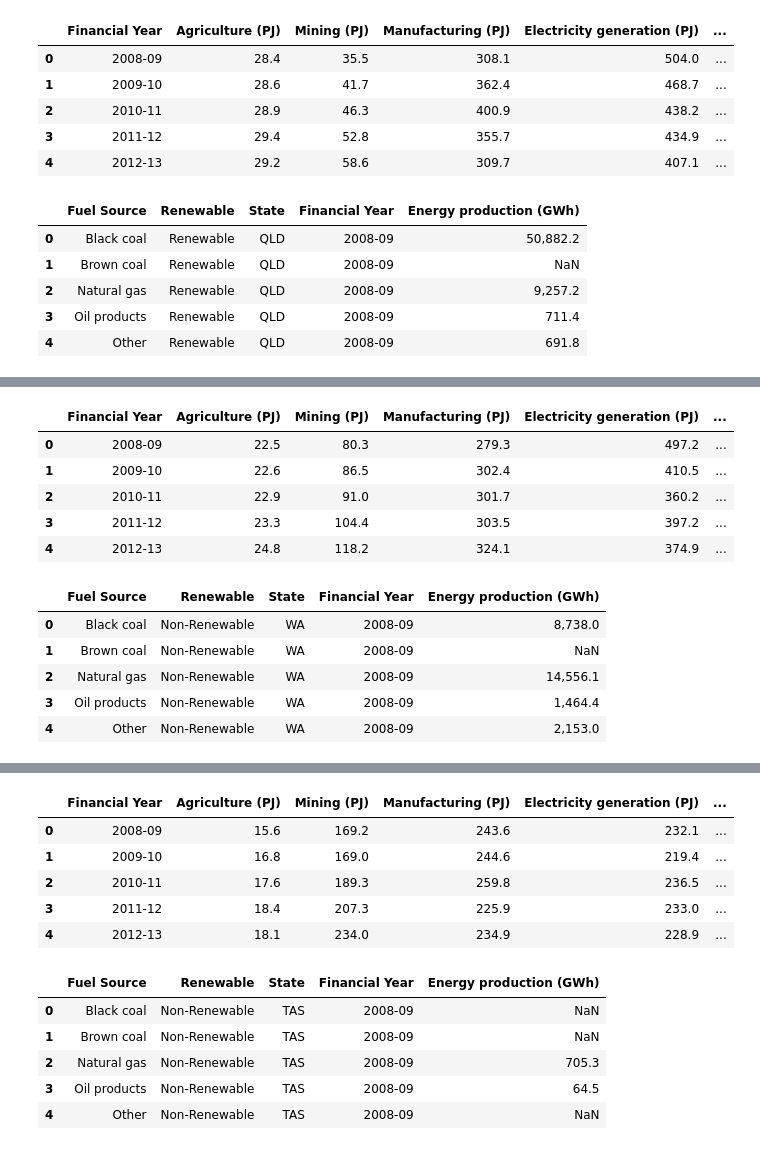
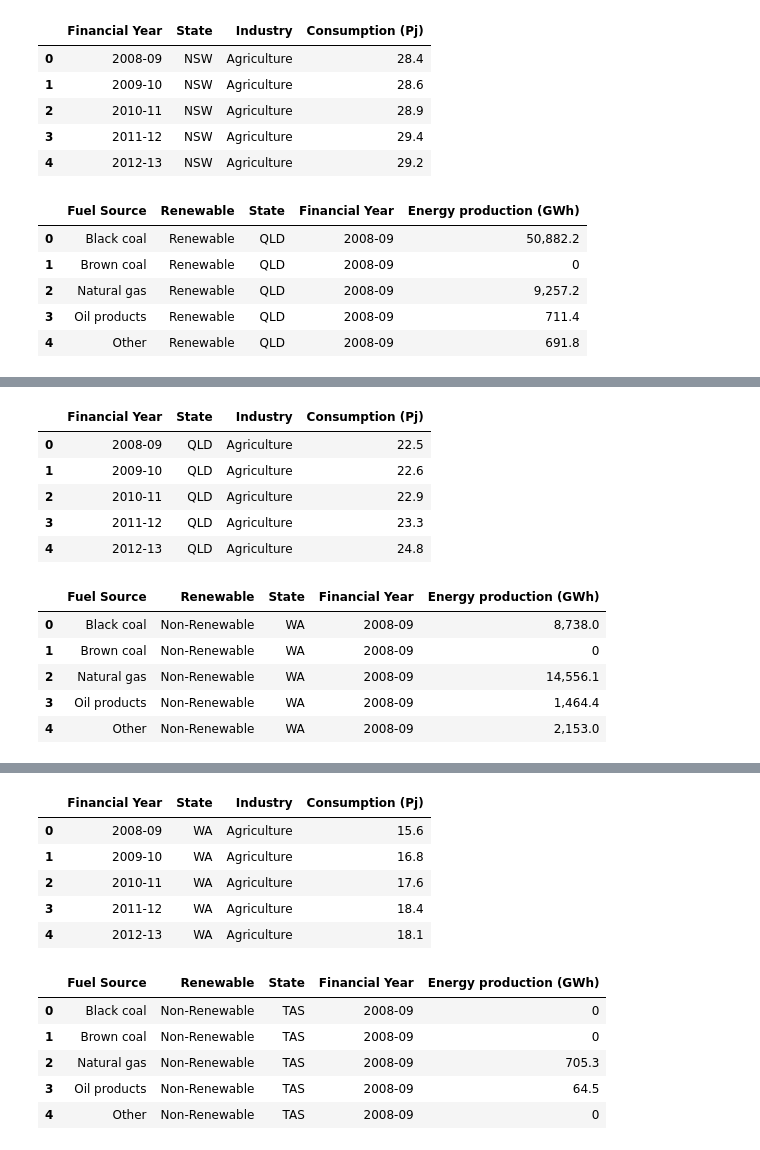
Before and after one commit to Lopokoiyit/PROJECT2-, a Jupyter notebook: data/data_cleaning.ipynb, the cells around one changed output, grey strips where cells are left out. Saved outputs shown, nothing was run; the diff lists cells and outputs as text; code cells hidden in the pictures.

```diff
--- a/data/data_cleaning.ipynb
+++ b/data/data_cleaning.ipynb
@@ -67,23 +85,26 @@ nsw_consumption_df.head()
 # %%
 nsw_industry_consumption_df = pd.read_csv("csv/nsw_industry_consumption.csv")
 nsw_industry_consumption_df["State"] = "NSW"
+nsw_industry_consumption_df = nsw_industry_consumption_df.melt(id_vars=["Financial Year", "State"], var_name="Industry", value_name="Consumption (Pj)")
 nsw_industry_consumption_df.head()
 # %% [output]
-|  | Financial Year | Agriculture (PJ) | Mining (PJ) | Manufacturing (PJ) | Electricity generation (PJ) | ... |
-| 0 | 2008-09 | 28.4 | 35.5 | 308.1 | 504.0 | ... |
-| 1 | 2009-10 | 28.6 | 41.7 | 362.4 | 468.7 | ... |
-| 2 | 2010-11 | 28.9 | 46.3 | 400.9 | 438.2 | ... |
-| 3 | 2011-12 | 29.4 | 52.8 | 355.7 | 434.9 | ... |
-| 4 | 2012-13 | 29.2 | 58.6 | 309.7 | 407.1 | ... |
+|  | Financial Year | State | Industry | Consumption (Pj) |
+| 0 | 2008-09 | NSW | Agriculture | 28.4 |
+| 1 | 2009-10 | NSW | Agriculture | 28.6 |
+| 2 | 2010-11 | NSW | Agriculture | 28.9 |
+| 3 | 2011-12 | NSW | Agriculture | 29.4 |
+| 4 | 2012-13 | NSW | Agriculture | 29.2 |
 # %%
 qld_production_df=pd.read_csv("csv/qld_production.csv")
 qld_production_df["State"] = "QLD"
 qld_production_df = qld_production_df.melt(id_vars=["Fuel Source", "Renewable", "State"], var_name ="Financial Year", value_name="Energy production (GWh)")
+qld_production_df["Energy production (GWh)"]=qld_production_df["Energy production (GWh)"].fillna(0)
+qld_production_df["Fuel Source"]=qld_production_df["Fuel Source"].str.strip()
 qld_production_df.head()
 # %% [output]
 |  | Fuel Source | Renewable | State | Financial Year | Energy production (GWh) |
 | 0 | Black coal | Renewable | QLD | 2008-09 | 50,882.2 |
-| 1 | Brown coal | Renewable | QLD | 2008-09 | NaN |
+| 1 | Brown coal | Renewable | QLD | 2008-09 | 0 |
 | 2 | Natural gas | Renewable | QLD | 2008-09 | 9,257.2 |
 | 3 | Oil products | Renewable | QLD | 2008-09 | 711.4 |
 | 4 | Other | Renewable | QLD | 2008-09 | 691.8 |
@@ -101,23 +122,26 @@ qld_consumption_df.head()
 # %%
 qld_industry_consumption_df = pd.read_csv("csv/qld_industry_consumption.csv")
 qld_industry_consumption_df["State"] = "QLD"
+qld_industry_consumption_df = qld_industry_consumption_df.melt(id_vars=["Financial Year", "State"], var_name="Industry", value_name="Consumption (Pj)")
 qld_industry_consumption_df.head()
 # %% [output]
-|  | Financial Year | Agriculture (PJ) | Mining (PJ) | Manufacturing (PJ) | Electricity generation (PJ) | ... |
-| 0 | 2008-09 | 22.5 | 80.3 | 279.3 | 497.2 | ... |
-| 1 | 2009-10 | 22.6 | 86.5 | 302.4 | 410.5 | ... |
-| 2 | 2010-11 | 22.9 | 91.0 | 301.7 | 360.2 | ... |
-| 3 | 2011-12 | 23.3 | 104.4 | 303.5 | 397.2 | ... |
-| 4 | 2012-13 | 24.8 | 118.2 | 324.1 | 374.9 | ... |
+|  | Financial Year | State | Industry | Consumption (Pj) |
+| 0 | 2008-09 | QLD | Agriculture | 22.5 |
+| 1 | 2009-10 | QLD | Agriculture | 22.6 |
+| 2 | 2010-11 | QLD | Agriculture | 22.9 |
+| 3 | 2011-12 | QLD | Agriculture | 23.3 |
+| 4 | 2012-13 | QLD | Agriculture | 24.8 |
 # %%
 wa_production_df=pd.read_csv("csv/wa_production.csv")
 wa_production_df["State"] = "WA"
 wa_production_df = wa_production_df.melt(id_vars=["Fuel Source", "Renewable", "State"], var_name ="Financial Year", value_name="Energy production (GWh)")
+wa_production_df["Energy production (GWh)"]=wa_production_df["Energy production (GWh)"].fillna(0)
+wa_production_df["Fuel Source"]=wa_production_df["Fuel Source"].str.strip()
 wa_production_df.head()
 # %% [output]
 |  | Fuel Source | Renewable | State | Financial Year | Energy production (GWh) |
 | 0 | Black coal | Non-Renewable | WA | 2008-09 | 8,738.0 |
-| 1 | Brown coal | Non-Renewable | WA | 2008-09 | NaN |
+| 1 | Brown coal | Non-Renewable | WA | 2008-09 | 0 |
 | 2 | Natural gas | Non-Renewable | WA | 2008-09 | 14,556.1 |
 | 3 | Oil products | Non-Renewable | WA | 2008-09 | 1,464.4 |
 | 4 | Other | Non-Renewable | WA | 2008-09 | 2,153.0 |
@@ -135,26 +159,29 @@ wa_consumption_df.head()
 # %%
 wa_industry_consumption_df = pd.read_csv("csv/wa_industry_consumption.csv")
 wa_industry_consumption_df["State"] = "WA"
+wa_industry_consumption_df = wa_industry_consumption_df.melt(id_vars=["Financial Year", "State"], var_name="Industry", value_name="Consumption (Pj)")
 wa_industry_consumption_df.head()
 # %% [output]
-|  | Financial Year | Agriculture (PJ) | Mining (PJ) | Manufacturing (PJ) | Electricity generation (PJ) | ... |
-| 0 | 2008-09 | 15.6 | 169.2 | 243.6 | 232.1 | ... |
-| 1 | 2009-10 | 16.8 | 169.0 | 244.6 | 219.4 | ... |
-| 2 | 2010-11 | 17.6 | 189.3 | 259.8 | 236.5 | ... |
-| 3 | 2011-12 | 18.4 | 207.3 | 225.9 | 233.0 | ... |
-| 4 | 2012-13 | 18.1 | 234.0 | 234.9 | 228.9 | ... |
+|  | Financial Year | State | Industry | Consumption (Pj) |
+| 0 | 2008-09 | WA | Agriculture | 15.6 |
+| 1 | 2009-10 | WA | Agriculture | 16.8 |
+| 2 | 2010-11 | WA | Agriculture | 17.6 |
+| 3 | 2011-12 | WA | Agriculture | 18.4 |
+| 4 | 2012-13 | WA | Agriculture | 18.1 |
 # %%
 tas_production_df=pd.read_csv("csv/tas_production.csv")
 tas_production_df["State"] = "TAS"
 tas_production_df = tas_production_df.melt(id_vars=["Fuel Source", "Renewable", "State"], var_name ="Financial Year", value_name="Energy production (GWh)")
+tas_production_df["Energy production (GWh)"]=tas_production_df["Energy production (GWh)"].fillna(0)
+tas_production_df["Fuel Source"]=tas_production_df["Fuel Source"].str.strip()
 tas_production_df.head()
 # %% [output]
 |  | Fuel Source | Renewable | State | Financial Year | Energy production (GWh) |
-| 0 | Black coal | Non-Renewable | TAS | 2008-09 | NaN |
-| 1 | Brown coal | Non-Renewable | TAS | 2008-09 | NaN |
+| 0 | Black coal | Non-Renewable | TAS | 2008-09 | 0 |
+| 1 | Brown coal | Non-Renewable | TAS | 2008-09 | 0 |
 | 2 | Natural gas | Non-Renewable | TAS | 2008-09 | 705.3 |
 | 3 | Oil products | Non-Renewable | TAS | 2008-09 | 64.5 |
-| 4 | Other | Non-Renewable | TAS | 2008-09 | NaN |
+| 4 | Other | Non-Renewable | TAS | 2008-09 | 0 |
 # %%
 tas_consumption_df = pd.read_csv("csv/tas_consumption.csv")
 tas_consumption_df["State"] = "TAS"
```
Also changed, not shown: parts of 27 cells of this notebook, 10 other files.
